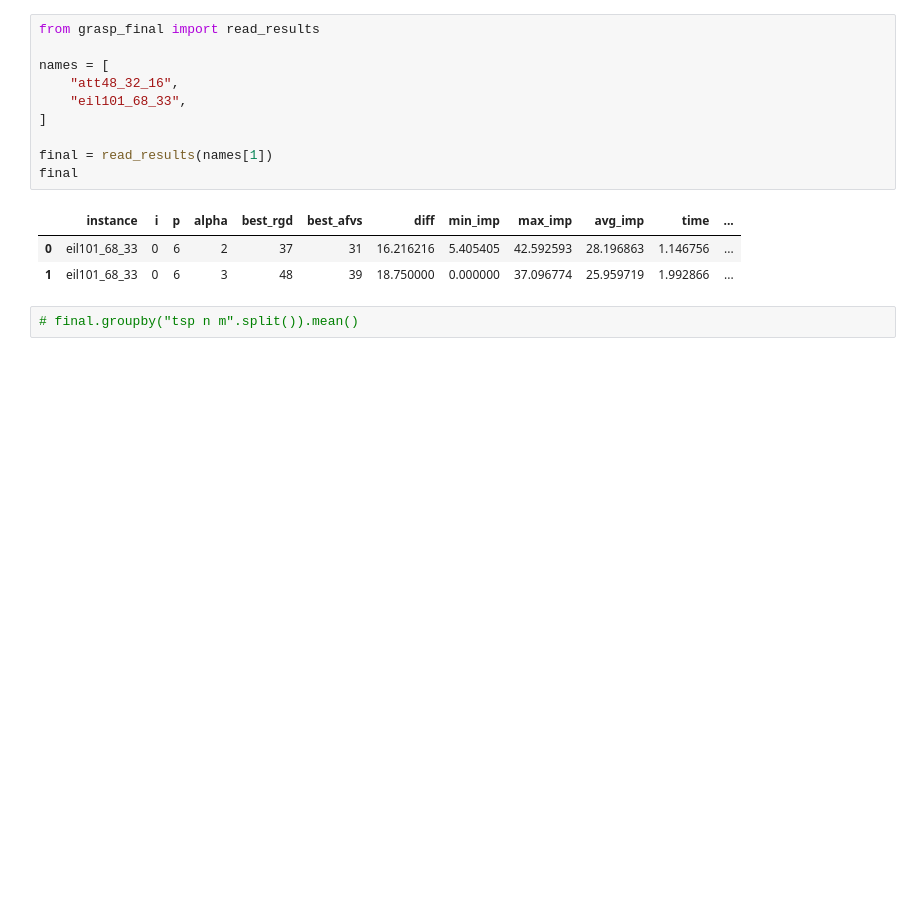
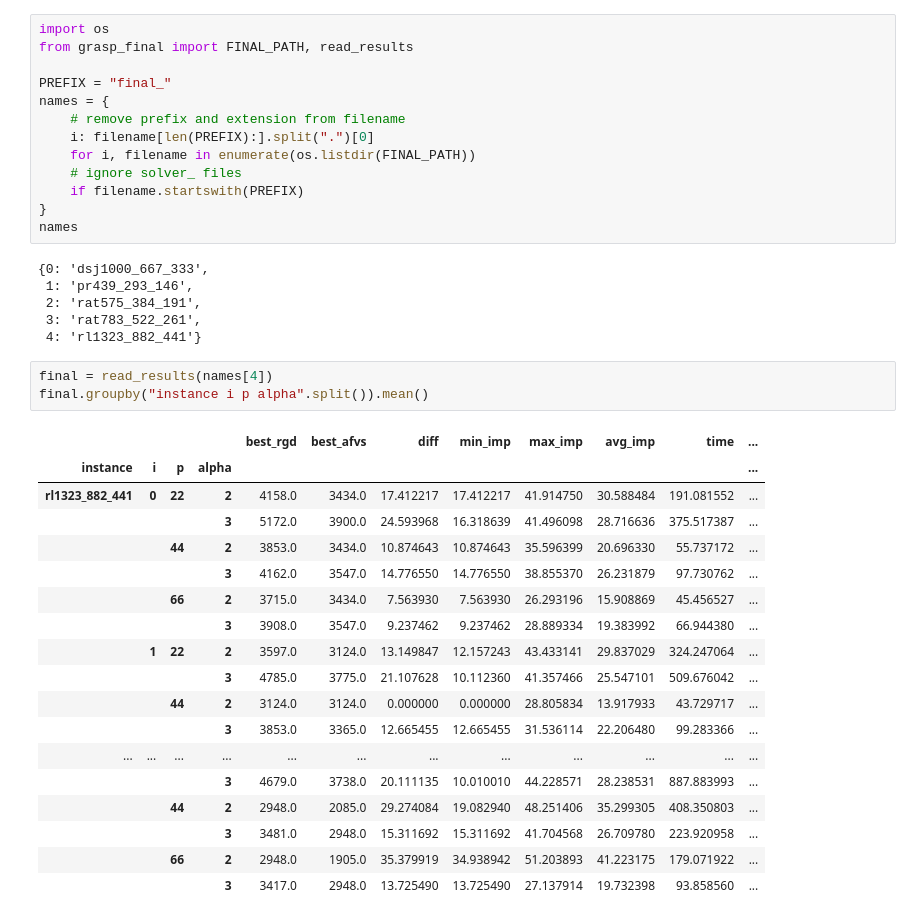
Before and after one commit to netotz/alpha-neighbor-p-center-problem, a Jupyter notebook: anpcp/igrasp_final.ipynb, the cells around one changed output. Cells and saved outputs as stored; diff of their text form; blank space fills up the shorter version.

Commit message:
feat(grasp): add results of final experiment

```diff
--- a/anpcp/igrasp_final.ipynb
+++ b/anpcp/igrasp_final.ipynb
@@ -1,16 +1,41 @@
-# %%
-from grasp_final import read_results
-
-names = [
-    "att48_32_16",
-    "eil101_68_33",
-]
-
-final = read_results(names[1])
-final
-# %% [output]
-|  | instance | i | p | alpha | best_rgd | best_afvs | diff | min_imp | max_imp | avg_imp | time | ... |
-| 0 | eil101_68_33 | 0 | 6 | 2 | 37 | 31 | 16.216216 | 5.405405 | 42.592593 | 28.196863 | 1.146756 | ... |
-| 1 | eil101_68_33 | 0 | 6 | 3 | 48 | 39 | 18.750000 | 0.000000 | 37.096774 | 25.959719 | 1.992866 | ... |
-# %%
-# final.groupby("tsp n m".split()).mean()
+# %%
+import os
+from grasp_final import FINAL_PATH, read_results
+
+PREFIX = "final_"
+names = {
+    # remove prefix and extension from filename
+    i: filename[len(PREFIX):].split(".")[0]
+    for i, filename in enumerate(os.listdir(FINAL_PATH))
+    # ignore solver_ files
+    if filename.startswith(PREFIX)
+}
+names
+# %% [output]
+{0: 'dsj1000_667_333',
+ 1: 'pr439_293_146',
+ 2: 'rat575_384_191',
+ 3: 'rat783_522_261',
+ 4: 'rl1323_882_441'}
+# %%
+final = read_results(names[4])
+final.groupby("instance i p alpha".split()).mean()
+# %% [output]
+|  |  |  |  | best_rgd | best_afvs | diff | min_imp | max_imp | avg_imp | time | ... |
+| instance | i | p | alpha |  |  |  |  |  |  |  | ... |
+| rl1323_882_441 | 0 | 22 | 2 | 4158.0 | 3434.0 | 17.412217 | 17.412217 | 41.914750 | 30.588484 | 191.081552 | ... |
+|  |  |  | 3 | 5172.0 | 3900.0 | 24.593968 | 16.318639 | 41.496098 | 28.716636 | 375.517387 | ... |
+|  |  | 44 | 2 | 3853.0 | 3434.0 | 10.874643 | 10.874643 | 35.596399 | 20.696330 | 55.737172 | ... |
+|  |  |  | 3 | 4162.0 | 3547.0 | 14.776550 | 14.776550 | 38.855370 | 26.231879 | 97.730762 | ... |
+|  |  | 66 | 2 | 3715.0 | 3434.0 | 7.563930 | 7.563930 | 26.293196 | 15.908869 | 45.456527 | ... |
+|  |  |  | 3 | 3908.0 | 3547.0 | 9.237462 | 9.237462 | 28.889334 | 19.383992 | 66.944380 | ... |
+|  | 1 | 22 | 2 | 3597.0 | 3124.0 | 13.149847 | 12.157243 | 43.433141 | 29.837029 | 324.247064 | ... |
+|  |  |  | 3 | 4785.0 | 3775.0 | 21.107628 | 10.112360 | 41.357466 | 25.547101 | 509.676042 | ... |
+|  |  | 44 | 2 | 3124.0 | 3124.0 | 0.000000 | 0.000000 | 28.805834 | 13.917933 | 43.729717 | ... |
+|  |  |  | 3 | 3853.0 | 3365.0 | 12.665455 | 12.665455 | 31.536114 | 22.206480 | 99.283366 | ... |
+| ... | ... | ... | ... | ... | ... | ... | ... | ... | ... | ... | ... |
+|  |  |  | 3 | 4679.0 | 3738.0 | 20.111135 | 10.010010 | 44.228571 | 28.238531 | 887.883993 | ... |
+|  |  | 44 | 2 | 2948.0 | 2085.0 | 29.274084 | 19.082940 | 48.251406 | 35.299305 | 408.350803 | ... |
+|  |  |  | 3 | 3481.0 | 2948.0 | 15.311692 | 15.311692 | 41.704568 | 26.709780 | 223.920958 | ... |
+|  |  | 66 | 2 | 2948.0 | 1905.0 | 35.379919 | 34.938942 | 51.203893 | 41.223175 | 179.071922 | ... |
+|  |  |  | 3 | 3417.0 | 2948.0 | 13.725490 | 13.725490 | 27.137914 | 19.732398 | 93.858560 | ... |
```
Also changed, not shown: 5 other files.
